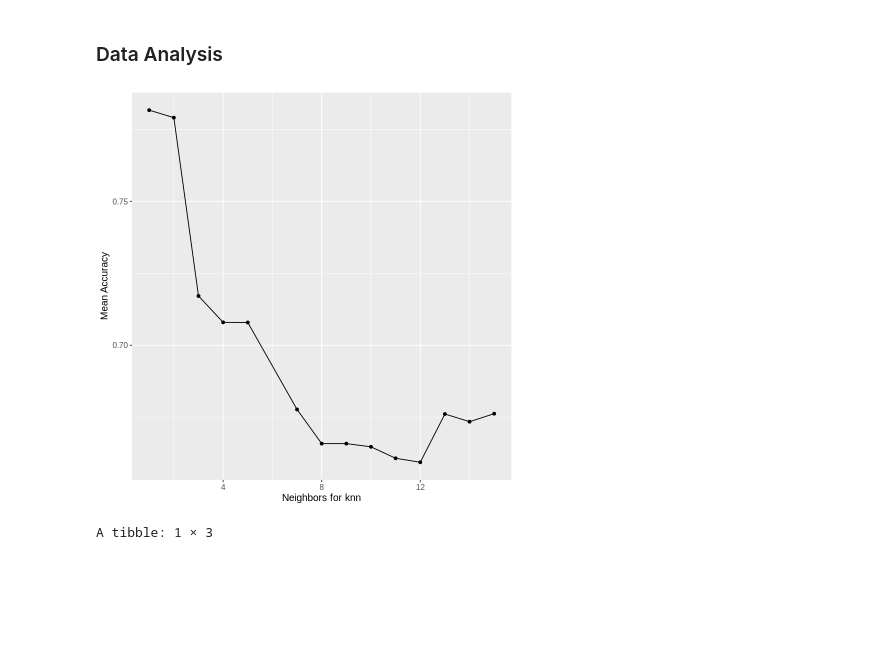
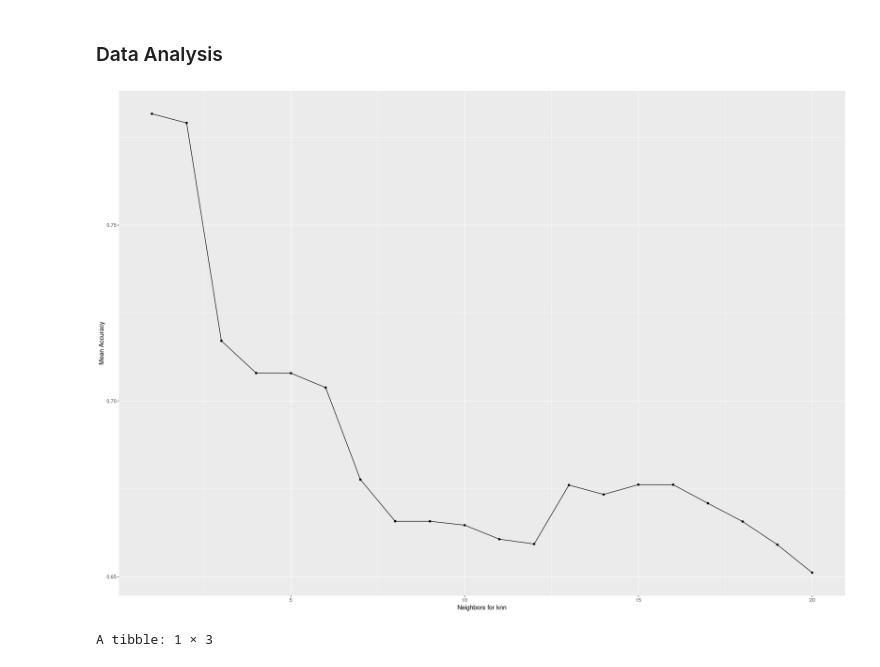
Before and after one commit to aniketc12/maternal_risk, a Jupyter notebook: maternal_health_report.ipynb, the cells around one changed output. Cells and saved outputs as stored; diff of their text form; code cells hidden in the pictures; blank space fills up the shorter version.

```diff
--- a/maternal_health_report.ipynb
+++ b/maternal_health_report.ipynb
@@ -209,32 +212,34 @@ Table 5 shows the range of each variable for pregnancies categorized as low risk
 # %%
 set.seed(1)
 
 maternal_recipe <- recipe(RiskLevel ~ ., data=training_set) |>
     step_scale(all_predictors()) |>
     step_center(all_predictors())
 
 maternal_vfold <- vfold_cv(training_set, v = 10, strata = RiskLevel)
 
 knn_spec <- nearest_neighbor(weight_func = "rectangular", neighbors = tune()) |>
     set_engine("kknn") |>
     set_mode("classification")
 
+ks <- tibble(neighbors = seq(from = 1, to = 20, by = 1))
+
 knn_results <- workflow() |>
     add_recipe(maternal_recipe) |>
     add_model(knn_spec) |>
-    tune_grid(resamples = maternal_vfold, grid = 20) |>
+    tune_grid(resamples = maternal_vfold, grid = ks) |>
     collect_metrics()
 
 accuracies <- knn_results |>
     filter(.metric == "accuracy")
 
 accuracies_plot <- ggplot(accuracies, aes(x = neighbors, y = mean)) +
   geom_point() +
   geom_line() +
   labs(x = "Neighbors for knn", y = "Mean Accuracy") +
   theme(text = element_text(size = 12))
 
 accuracies_plot
 # %% [output]
-[figure, old version]
+[figure, new version]
 # %%
```
Also changed, not shown: parts of 7 cells of this notebook.
